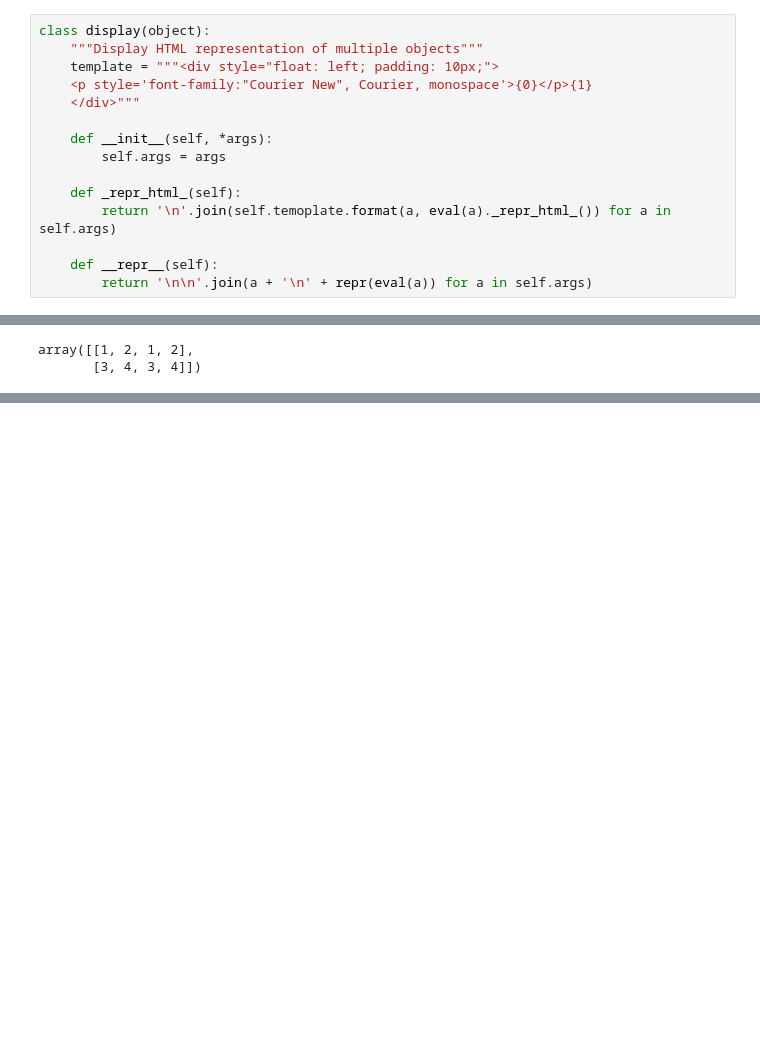
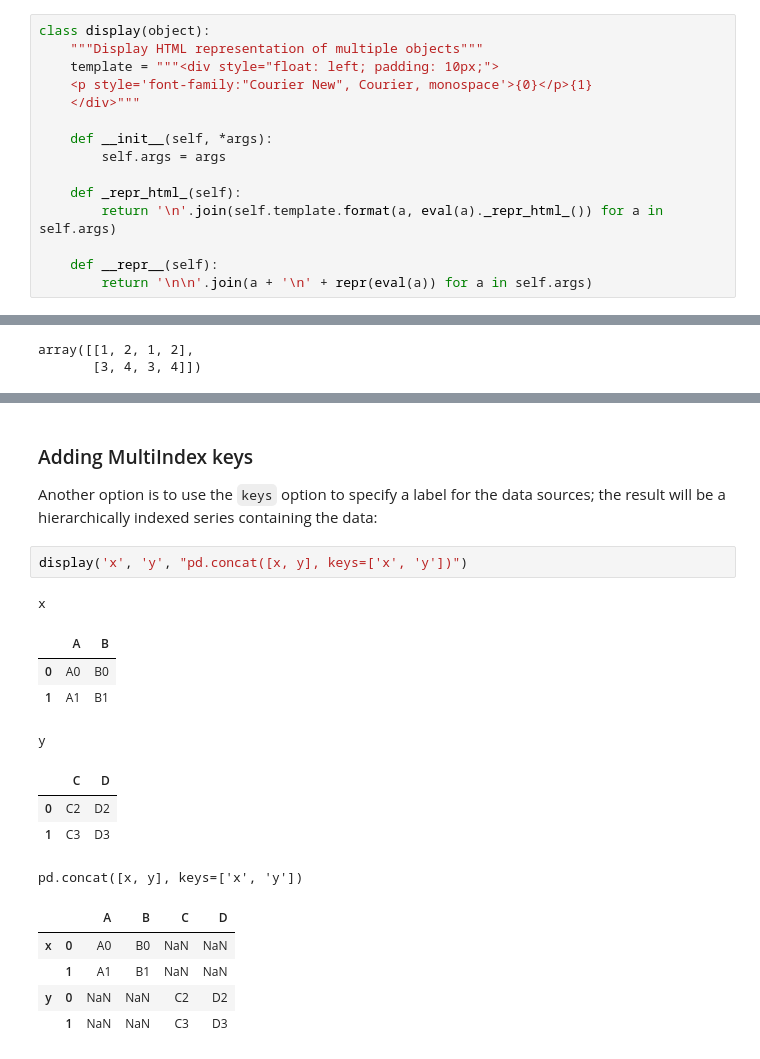
Before and after one commit to Jeffresh/python-datascience-handbook, a Jupyter notebook: pandas/concat_and_append.ipynb, the cells around one changed output, grey strips where cells are left out. Cells and saved outputs as stored; diff of their text form; blank space fills up the shorter version.

Commit message:
feat(pandas): add simple concat dataframes/series

```diff
--- a/pandas/concat_and_append.ipynb
+++ b/pandas/concat_and_append.ipynb
@@ -38,7 +38,7 @@ class display(object):
         self.args = args
 
     def _repr_html_(self):
-        return '\n'.join(self.temoplate.format(a, eval(a)._repr_html_()) for a in self.args)
+        return '\n'.join(self.template.format(a, eval(a)._repr_html_()) for a in self.args)
 
     def __repr__(self):
         return '\n\n'.join(a + '\n' + repr(eval(a)) for a in self.args)
@@ -65,0 +191,21 @@ array([[1, 2, 1, 2],
+# %% [markdown]
+### Adding MultiIndex keys
+
+Another option is to use the `keys` option to specify a label for the data sources; the result will be a hierarchically indexed series containing the data:
+# %%
+display('x', 'y', "pd.concat([x, y], keys=['x', 'y'])")
+# %% [output]
+x
+|  | A | B |
+| 0 | A0 | B0 |
+| 1 | A1 | B1 |
+y
+|  | C | D |
+| 0 | C2 | D2 |
+| 1 | C3 | D3 |
+pd.concat([x, y], keys=['x', 'y'])
+|  |  | A | B | C | D |
+| x | 0 | A0 | B0 | NaN | NaN |
+|  | 1 | A1 | B1 | NaN | NaN |
+| y | 0 | NaN | NaN | C2 | D2 |
+|  | 1 | NaN | NaN | C3 | D3 |
```
Also changed, not shown: parts of 28 cells of this notebook.
